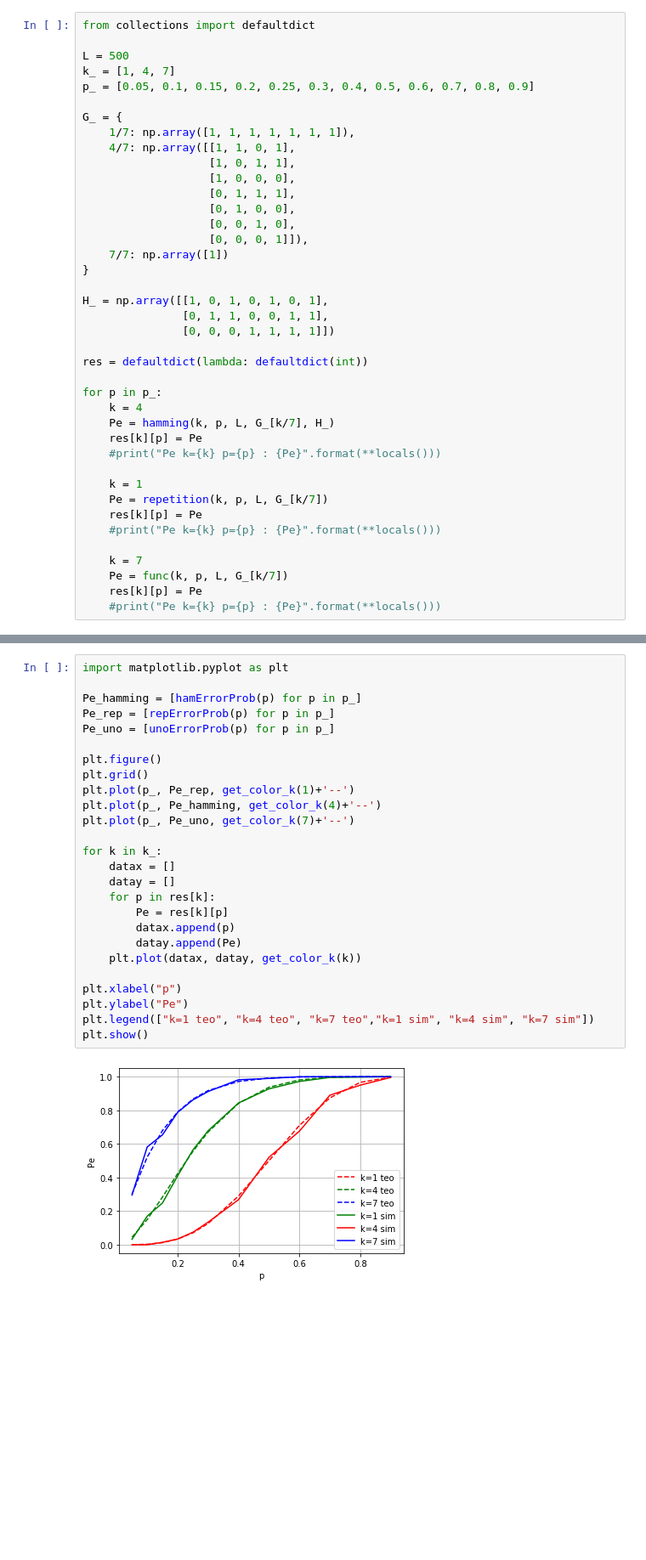
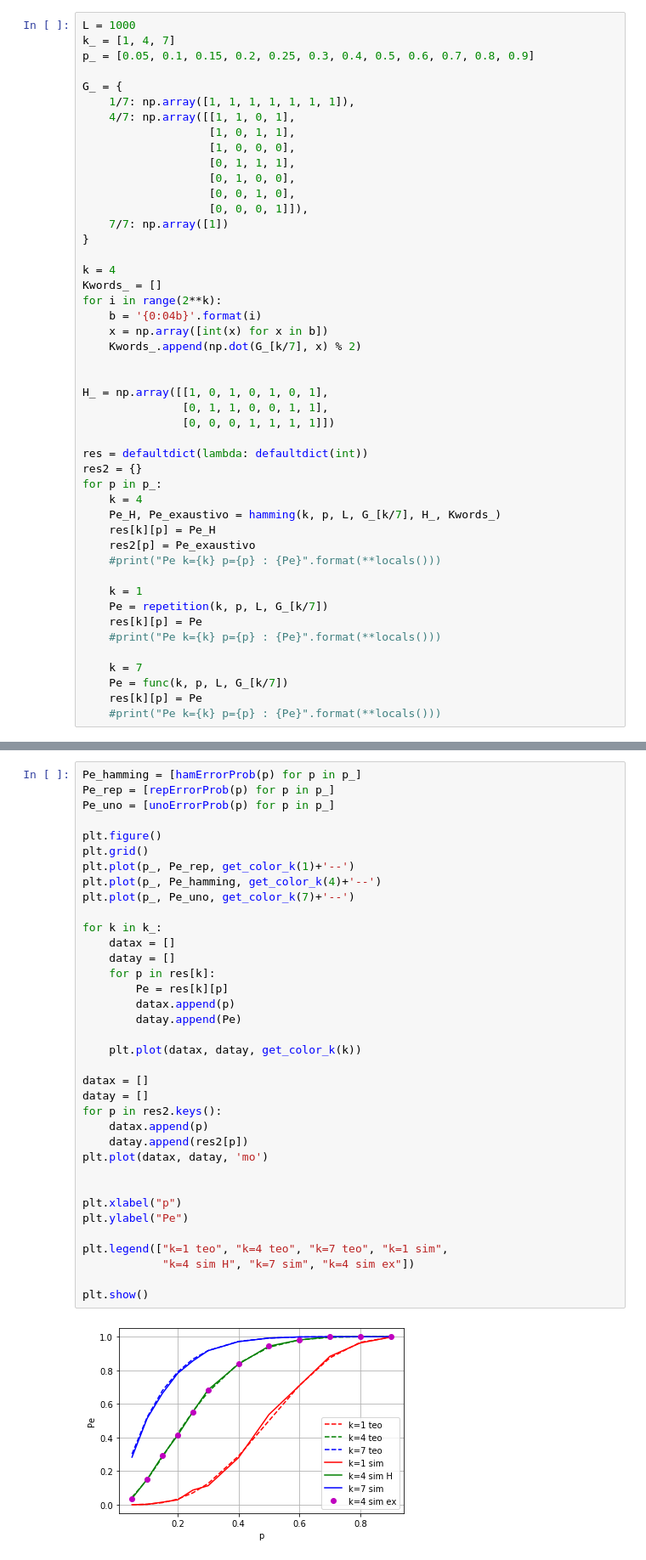
Before and after one commit to alucassch/HW1_EEL7416, a Jupyter notebook: hw1_intro_cod.ipynb, the cells around one changed output, grey strips where cells are left out. Shown: that part at 85% size. Saved outputs shown, nothing was run; the diff lists cells and outputs as text; blank space fills up the shorter version.

```diff
--- a/hw1_intro_cod.ipynb
+++ b/hw1_intro_cod.ipynb
@@ -109,9 +170,7 @@ def func(k, p, L, G):
     Pe = err/L
     return Pe
 # %%
-from collections import defaultdict
-
-L = 500
+L = 1000
 k_ = [1, 4, 7]
 p_ = [0.05, 0.1, 0.15, 0.2, 0.25, 0.3, 0.4, 0.5, 0.6, 0.7, 0.8, 0.9]
 
@@ -127,16 +186,25 @@ G_ = {
     7/7: np.array([1])
 }
 
+k = 4
+Kwords_ = []
+for i in range(2**k):
+    b = '{0:04b}'.format(i)
+    x = np.array([int(x) for x in b])
+    Kwords_.append(np.dot(G_[k/7], x) % 2)
+
+
 H_ = np.array([[1, 0, 1, 0, 1, 0, 1],
                [0, 1, 1, 0, 0, 1, 1],
                [0, 0, 0, 1, 1, 1, 1]])
 
 res = defaultdict(lambda: defaultdict(int))
-
+res2 = {}
 for p in p_:
     k = 4
-    Pe = hamming(k, p, L, G_[k/7], H_)
-    res[k][p] = Pe
+    Pe_H, Pe_exaustivo = hamming(k, p, L, G_[k/7], H_, Kwords_)
+    res[k][p] = Pe_H
+    res2[p] = Pe_exaustivo
     #print("Pe k={k} p={p} : {Pe}".format(**locals()))
 
     k = 1
@@ -190,28 +219,38 @@ def get_color_k(k):
 # %%
-import matplotlib.pyplot as plt
-
 Pe_hamming = [hamErrorProb(p) for p in p_]
 Pe_rep = [repErrorProb(p) for p in p_]
 Pe_uno = [unoErrorProb(p) for p in p_]
 
 plt.figure()
 plt.grid()
 plt.plot(p_, Pe_rep, get_color_k(1)+'--')
 plt.plot(p_, Pe_hamming, get_color_k(4)+'--')
 plt.plot(p_, Pe_uno, get_color_k(7)+'--')
 
 for k in k_:
     datax = []
     datay = []
     for p in res[k]:
         Pe = res[k][p]
         datax.append(p)
         datay.append(Pe)
+
     plt.plot(datax, datay, get_color_k(k))
+
+datax = []
+datay = []
+for p in res2.keys():
+    datax.append(p)
+    datay.append(res2[p])
+plt.plot(datax, datay, 'mo')
+
 
 plt.xlabel("p")
 plt.ylabel("Pe")
-plt.legend(["k=1 teo", "k=4 teo", "k=7 teo","k=1 sim", "k=4 sim", "k=7 sim"])
+
+plt.legend(["k=1 teo", "k=4 teo", "k=7 teo", "k=1 sim",
+            "k=4 sim H", "k=7 sim", "k=4 sim ex"])
+
 plt.show()
 # %% [output]
-[figure, old version]
+[figure, new version]
```
Also changed, not shown: parts of 9 cells of this notebook.
